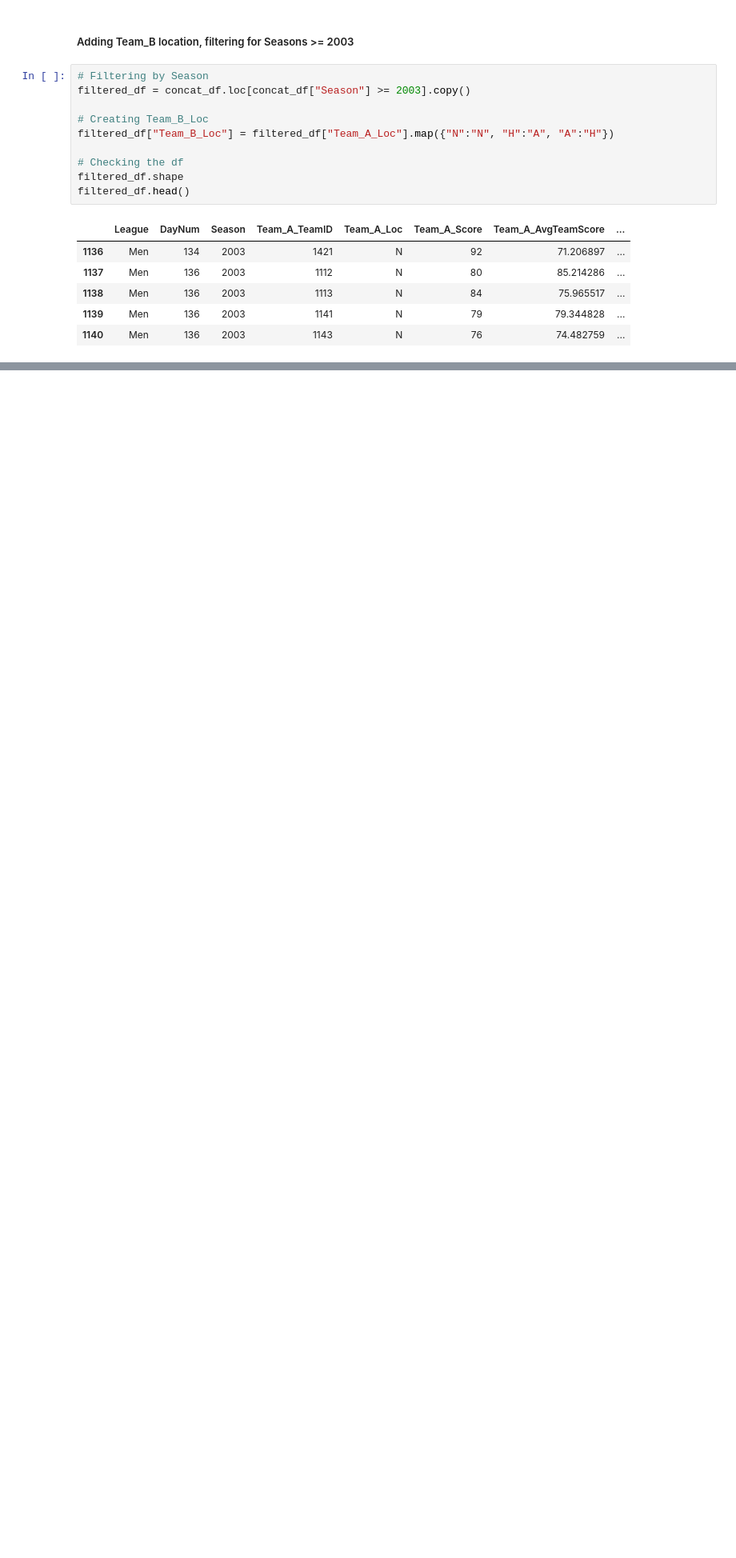
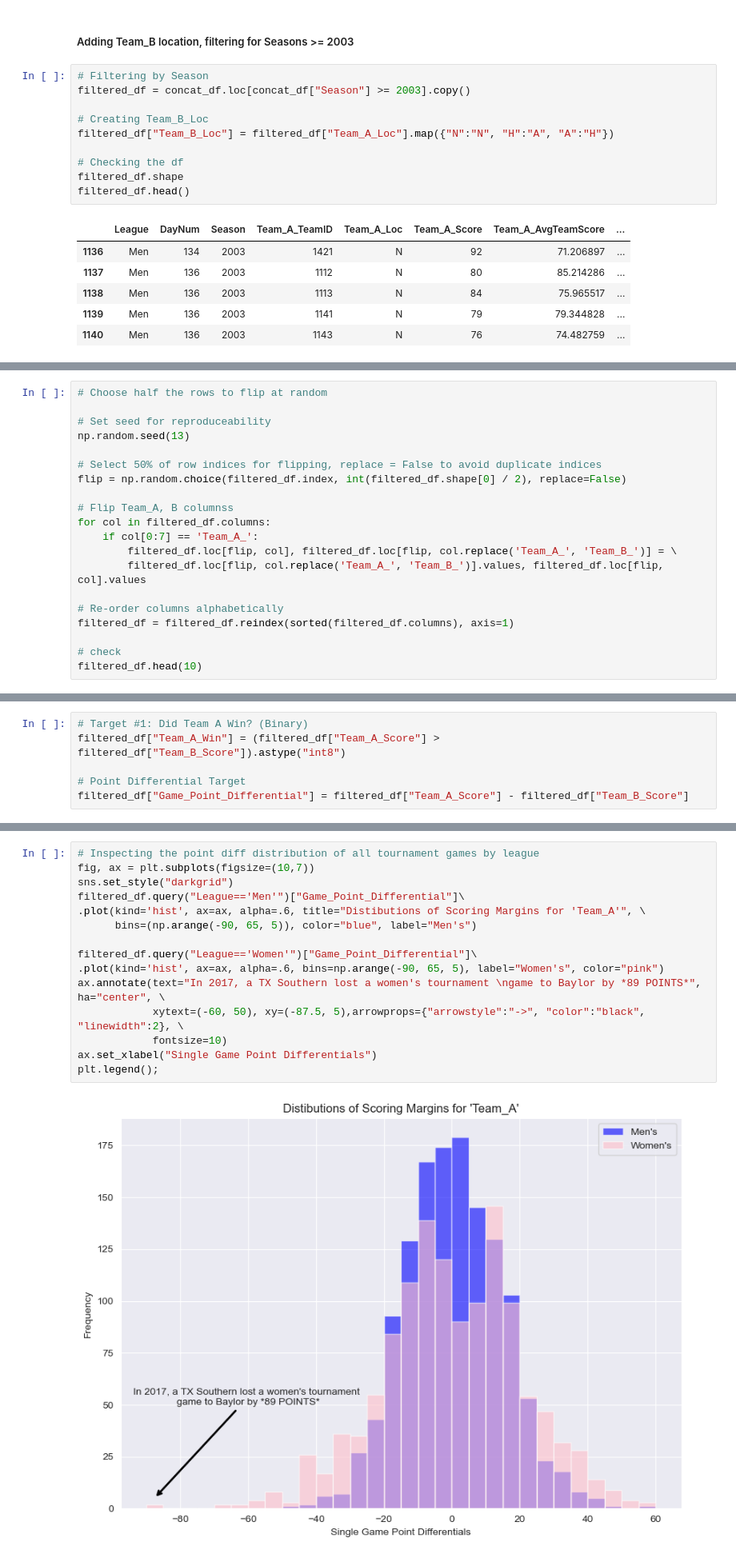
Before and after one commit to dvdhartsman/March_Machine_Learning_Mania_2024, a Jupyter notebook: Data_Understanding_and_Aggregation.ipynb, the cells around one changed output, grey strips where cells are left out. Shown at 80% size. Cells and saved outputs as stored; diff of their text form; blank space fills up the shorter version.

```diff
--- a/Data_Understanding_and_Aggregation.ipynb
+++ b/Data_Understanding_and_Aggregation.ipynb
@@ -2003,0 +1804,20 @@ x_df
+# %%
+# Choose half the rows to flip at random
+
+# Set seed for reproduceability
+np.random.seed(13)
+
+# Select 50% of row indices for flipping, replace = False to avoid duplicate indices
+flip = np.random.choice(filtered_df.index, int(filtered_df.shape[0] / 2), replace=False)
+
+# Flip Team_A, B columnss
+for col in filtered_df.columns:
+    if col[0:7] == 'Team_A_':
+        filtered_df.loc[flip, col], filtered_df.loc[flip, col.replace('Team_A_', 'Team_B_')] = \
+        filtered_df.loc[flip, col.replace('Team_A_', 'Team_B_')].values, filtered_df.loc[flip, col].values
+
+# Re-order columns alphabetically
+filtered_df = filtered_df.reindex(sorted(filtered_df.columns), axis=1)
+
+# check
+filtered_df.head(10)
@@ -2003,0 +1881,6 @@ x_df
+# %%
+# Target #1: Did Team A Win? (Binary)
+filtered_df["Team_A_Win"] = (filtered_df["Team_A_Score"] > filtered_df["Team_B_Score"]).astype("int8")
+
+# Point Differential Target
+filtered_df["Game_Point_Differential"] = filtered_df["Team_A_Score"] - filtered_df["Team_B_Score"]
@@ -2003,0 +1909,17 @@ x_df
+# %%
+# Inspecting the point diff distribution of all tournament games by league
+fig, ax = plt.subplots(figsize=(10,7))
+sns.set_style("darkgrid")
+filtered_df.query("League=='Men'")["Game_Point_Differential"]\
+.plot(kind='hist', ax=ax, alpha=.6, title="Distibutions of Scoring Margins for 'Team_A'", \
+      bins=(np.arange(-90, 65, 5)), color="blue", label="Men's")
+
+filtered_df.query("League=='Women'")["Game_Point_Differential"]\
+.plot(kind='hist', ax=ax, alpha=.6, bins=np.arange(-90, 65, 5), label="Women's", color="pink")
+ax.annotate(text="In 2017, a TX Southern lost a women's tournament \ngame to Baylor by *89 POINTS*", ha="center", \
+            xytext=(-60, 50), xy=(-87.5, 5),arrowprops={"arrowstyle":"->", "color":"black", "linewidth":2}, \
+            fontsize=10)
+ax.set_xlabel("Single Game Point Differentials")
+plt.legend();
+# %% [output]
+[figure, added]
```
Also changed, not shown: parts of 64 cells of this notebook, 1 other file.
